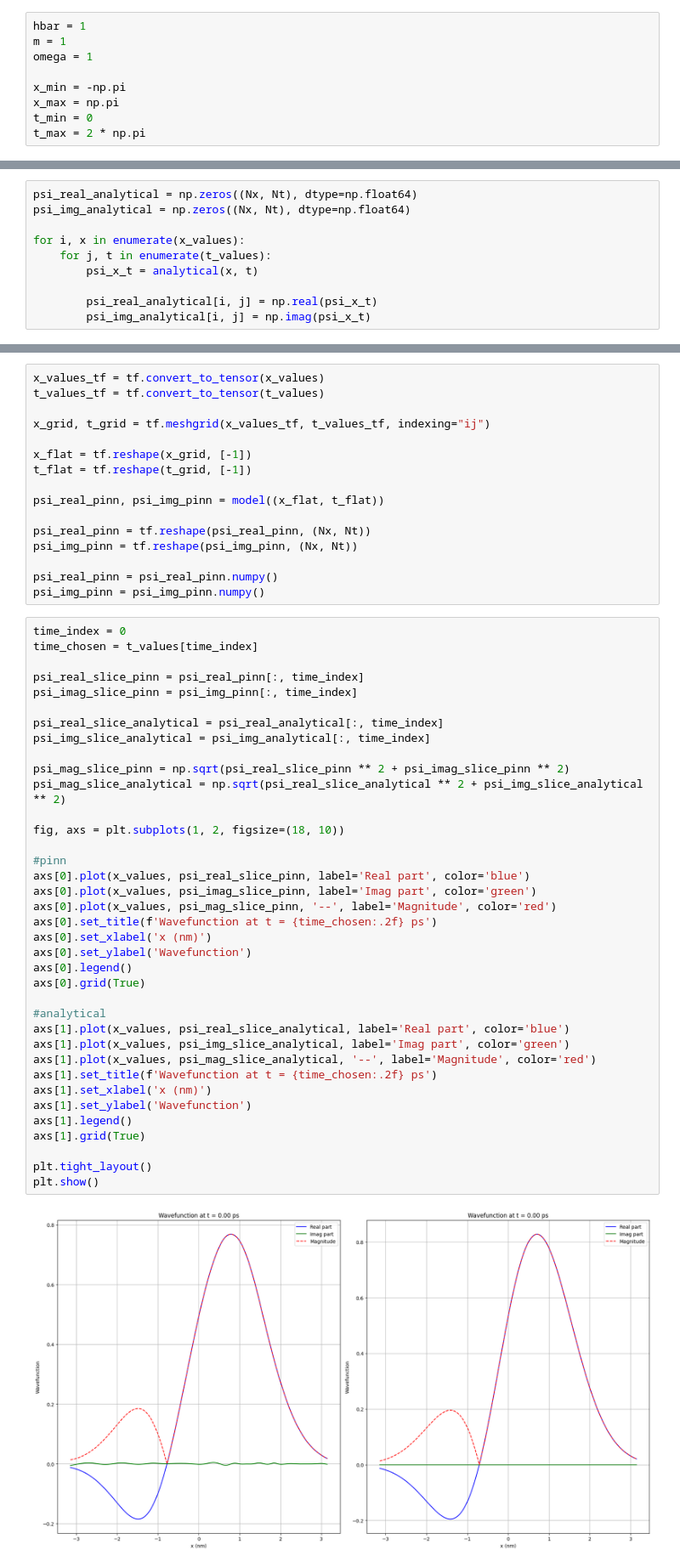
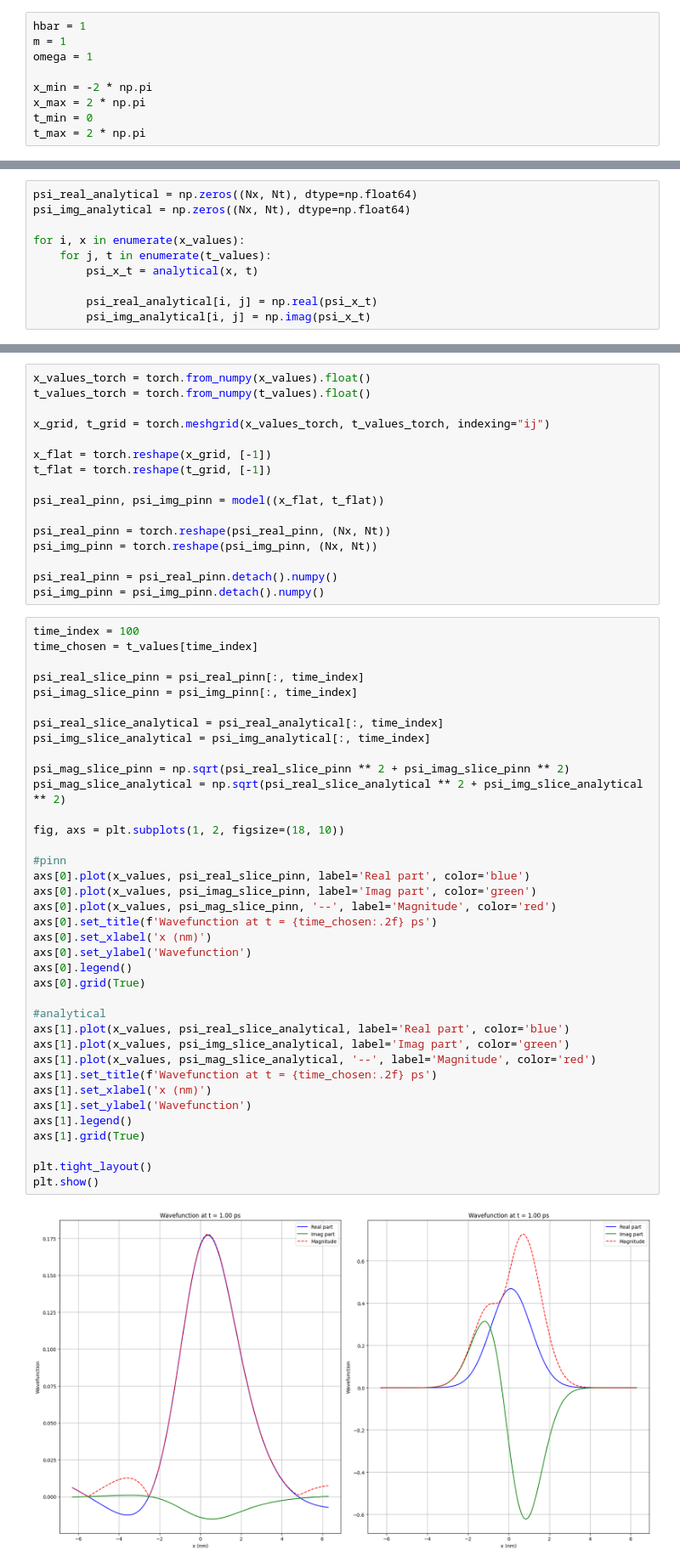
Before and after one commit to thash-jkr/Schrodinger-PINN, a Jupyter notebook: src/tdse_2022shah.ipynb, the cells around one changed output, grey strips where cells are left out. Shown: that part at 85% size. Saved outputs shown, nothing was run; the diff lists cells and outputs as text.

```diff
--- a/src/tdse_2022shah.ipynb
+++ b/src/tdse_2022shah.ipynb
@@ -8,7 +8,7 @@ hbar = 1
 m = 1
 omega = 1
 
-x_min = -np.pi
-x_max = np.pi
+x_min = -2 * np.pi
+x_max = 2 * np.pi
 t_min = 0
 t_max = 2 * np.pi
@@ -335,21 +308,21 @@ plt.show()
 # %%
-x_values_tf = tf.convert_to_tensor(x_values)
-t_values_tf = tf.convert_to_tensor(t_values)
+x_values_torch = torch.from_numpy(x_values).float()
+t_values_torch = torch.from_numpy(t_values).float()
 
-x_grid, t_grid = tf.meshgrid(x_values_tf, t_values_tf, indexing="ij")
+x_grid, t_grid = torch.meshgrid(x_values_torch, t_values_torch, indexing="ij")
 
-x_flat = tf.reshape(x_grid, [-1])
-t_flat = tf.reshape(t_grid, [-1])
+x_flat = torch.reshape(x_grid, [-1])
+t_flat = torch.reshape(t_grid, [-1])
 
 psi_real_pinn, psi_img_pinn = model((x_flat, t_flat))
 
-psi_real_pinn = tf.reshape(psi_real_pinn, (Nx, Nt))
-psi_img_pinn = tf.reshape(psi_img_pinn, (Nx, Nt))
+psi_real_pinn = torch.reshape(psi_real_pinn, (Nx, Nt))
+psi_img_pinn = torch.reshape(psi_img_pinn, (Nx, Nt))
 
-psi_real_pinn = psi_real_pinn.numpy()
-psi_img_pinn = psi_img_pinn.numpy()
+psi_real_pinn = psi_real_pinn.detach().numpy()
+psi_img_pinn = psi_img_pinn.detach().numpy()
 # %%
-time_index = 0
+time_index = 100
 time_chosen = t_values[time_index]
 
 psi_real_slice_pinn = psi_real_pinn[:, time_index]
@@ -359,34 +332,34 @@ psi_real_slice_analytical = psi_real_analytical[:, time_index]
 psi_img_slice_analytical = psi_img_analytical[:, time_index]
 
 psi_mag_slice_pinn = np.sqrt(psi_real_slice_pinn ** 2 + psi_imag_slice_pinn ** 2)
 psi_mag_slice_analytical = np.sqrt(psi_real_slice_analytical ** 2 + psi_img_slice_analytical ** 2)
 
 fig, axs = plt.subplots(1, 2, figsize=(18, 10))
 
 #pinn
 axs[0].plot(x_values, psi_real_slice_pinn, label='Real part', color='blue')
 axs[0].plot(x_values, psi_imag_slice_pinn, label='Imag part', color='green')
 axs[0].plot(x_values, psi_mag_slice_pinn, '--', label='Magnitude', color='red')
 axs[0].set_title(f'Wavefunction at t = {time_chosen:.2f} ps')
 axs[0].set_xlabel('x (nm)')
 axs[0].set_ylabel('Wavefunction')
 axs[0].legend()
 axs[0].grid(True)
 
 #analytical
 axs[1].plot(x_values, psi_real_slice_analytical, label='Real part', color='blue')
 axs[1].plot(x_values, psi_img_slice_analytical, label='Imag part', color='green')
 axs[1].plot(x_values, psi_mag_slice_analytical, '--', label='Magnitude', color='red')
 axs[1].set_title(f'Wavefunction at t = {time_chosen:.2f} ps')
 axs[1].set_xlabel('x (nm)')
 axs[1].set_ylabel('Wavefunction')
 axs[1].legend()
 axs[1].grid(True)
 
 plt.tight_layout()
 plt.show()
 # %% [output]
-[figure, old version]
+[figure, new version]
 # %%
 plt.figure(figsize=(8, 6))
 psi_sq = psi_real_pinn ** 2 + psi_img_pinn ** 2
```
Also changed, not shown: parts of 16 cells of this notebook, 4 other files.
